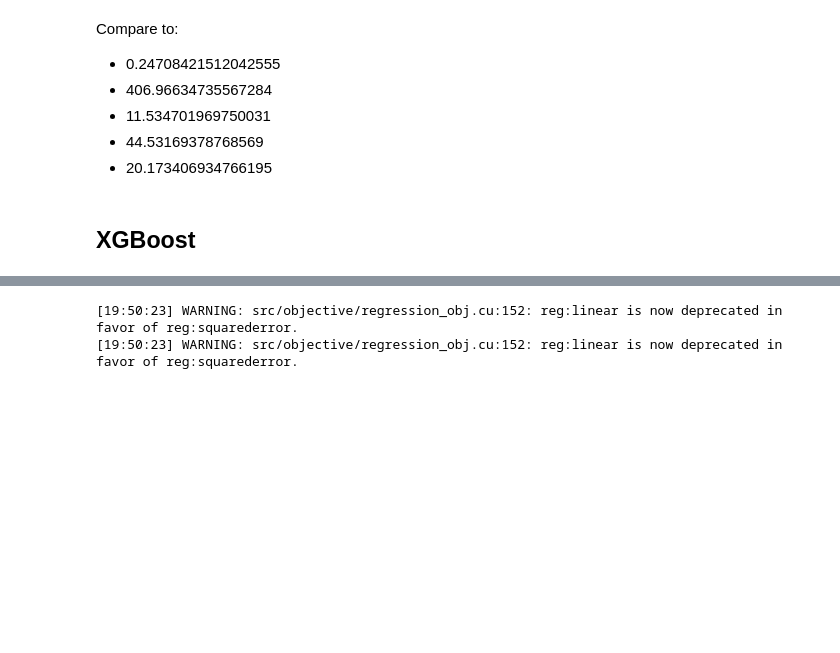
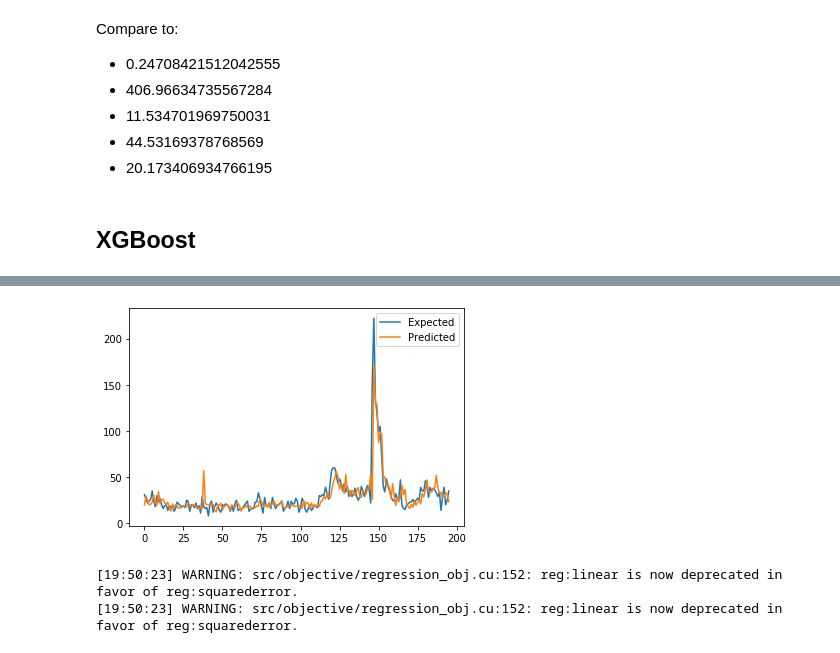
Before and after one commit to Moses-Lin/projectzomboidtimeseries, a Jupyter notebook: Time Series.ipynb, the cells around one changed output, grey strips where cells are left out. Saved outputs shown, nothing was run; the diff lists cells and outputs as text; code cells hidden in the pictures; blank space fills up the shorter version.

```diff
--- a/Time Series.ipynb
+++ b/Time Series.ipynb
@@ -874,0 +935,17 @@ Compare to:
+# %%
+values = list(reviewcount['dailycount'].values)
+
+tsdata = series_to_supervised(values, n_in=14)
+
+starttime = datetime.now()
+
+########
+
+rmse, mae, y, yhat = walk_forward_validation(tsdata, 196)
+
+print('RMSE: %.3f' % rmse)
+print('MAE: %.3f' % mae)
+
+########
+
+print(datetime.now() - starttime)
@@ -875,2 +970,9 @@ Compare to:
+# %%
+pyplot.plot(y, label='Expected')
+pyplot.plot(yhat, label='Predicted')
+pyplot.legend()
+pyplot.show()
+# %% [output]
+[figure, added]
 # %%
 def create_features(dfx, label=None):
```
Also changed, not shown: parts of 4 cells of this notebook.
